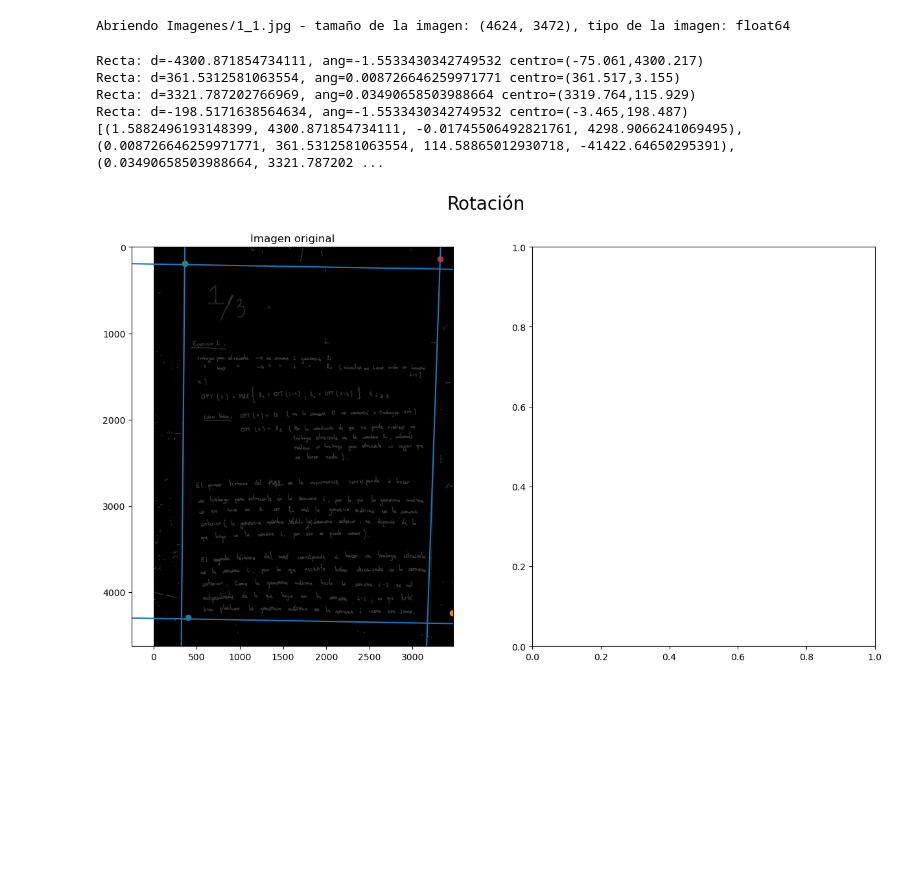
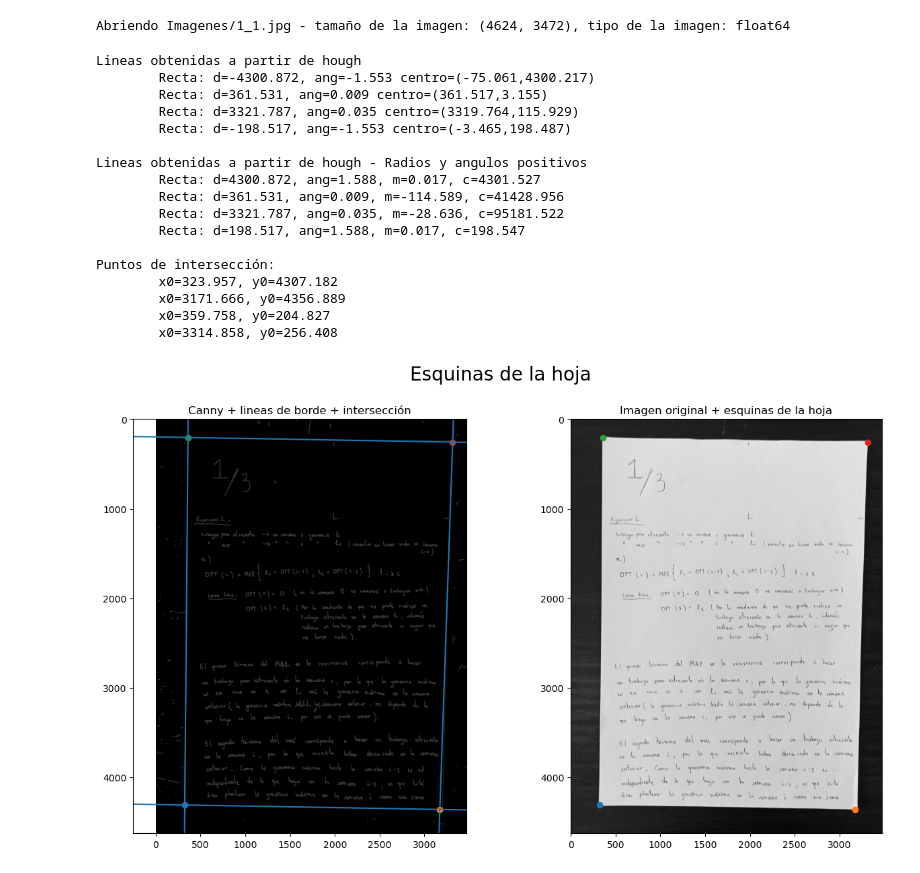
Before and after one commit to nacjck/timag-proyecto, a Jupyter notebook: Untitled.ipynb, the cells around one changed output. Drawn from its saved outputs; the diff is of its cells as text; code cells hidden in the pictures; blank space fills up the shorter version.

Commit message:
Obtenemos imagen recortada

```diff
--- a/Untitled.ipynb
+++ b/Untitled.ipynb
@@ -26,55 +26,84 @@ Abriendo Imagenes/1_1.jpg - tamaño de la imagen: (4624, 3472), tipo de la image
 # Plotear:
 
 figura, plots = plt.subplots(1, 2, figsize=(15,8))
-figura.suptitle("Rotación", fontsize=20)
+figura.suptitle("Esquinas de la hoja", fontsize=20)
 
 plots[0].imshow(edges, cmap='gray')
-plots[0].set_title("Imagen original")
+plots[0].set_title("Canny + lineas de borde + intersección")
+
+plots[1].imshow(image, cmap='gray')
+plots[1].set_title("Imagen original + esquinas de la hoja")
+
+print("Lineas obtenidas a partir de hough")
 
 l_angulos_radios = []
 for _, angle, dist in zip(*hough_line_peaks(h, theta, d, min_distance=50, threshold=0.3*np.max(h))):
     (x0, y0) = dist * np.array([np.cos(angle), np.sin(angle)])
     plots[0].axline((x0, y0), slope=np.tan(angle + np.pi/2))
-    print(f"Recta: d={dist}, ang={angle} centro=({x0:.3f},{y0:.3f})")
+    print(f"\tRecta: d={dist:.3f}, ang={angle:.3f} centro=({x0:.3f},{y0:.3f})")
 
     ang = angle
     if ang < 0:
         ang += np.pi
     radio = dist
     if radio < 0:
         radio = radio * (-1)
-    m = np.tan((np.pi/2)-ang)
+    m = -np.tan((np.pi/2)-ang)
     c = y0 - (m*x0)
     l_angulos_radios.append((ang, radio, m, c))
+
+print("\nLineas obtenidas a partir de hough - Radios y angulos positivos")
+for linea in l_angulos_radios:
+    print(f"\tRecta: d={linea[1]:.3f}, ang={linea[0]:.3f}, m={linea[2]:.3f}, c={linea[3]:.3f}")
 
 
 # Puntos de intersección:
 
-print(l_angulos_radios)
+print("\nPuntos de intersección:")
+
+puntos_inter = []
+
 for i in range(0,4):
     ang1 = l_angulos_radios[i][0]
     rad1 = l_angulos_radios[i][1]
     m1 = l_angulos_radios[i][2]
     c1 = l_angulos_radios[i][3]
 
     for j in range(i,4):
         ang2 = l_angulos_radios[j][0]
         rad2 = l_angulos_radios[j][1]
         m2 = l_angulos_radios[j][2]
         c2 = l_angulos_radios[j][3]
+
         if (ang1>ang2+(np.pi/8)) or (ang1<ang2-(np.pi/8)):
-            # print(f"ang1={ang1} - rad1={rad1} || ang2={ang2} - rad2={rad2}")
 
-            # Intersecto ambas rectas:
+            # Si dos lineas tienen ángulos similares es porque son paralelas y
+            # por lo tanto no se deben intersectar.
+
             xint = (c1-c2)/(m2-m1)
             yint = (m1*xint) + c1
             plots[0].scatter([xint], [yint], cmap='r')
+            plots[1].scatter([xint], [yint], cmap='r')
+            puntos_inter.append([xint, yint])
+            print(f"\tx0={xint:.3f}, y0={yint:.3f}")
 
 plt.show()
 # %% [output]
-Recta: d=-4300.871854734111, ang=-1.5533430342749532 centro=(-75.061,4300.217)
-Recta: d=361.5312581063554, ang=0.008726646259971771 centro=(361.517,3.155)
-Recta: d=3321.787202766969, ang=0.03490658503988664 centro=(3319.764,115.929)
-Recta: d=-198.5171638564634, ang=-1.5533430342749532 centro=(-3.465,198.487)
-[(1.5882496193148399, 4300.871854734111, -0.01745506492821761, 4298.9066241069495), (0.008726646259971771, 361.5312581063554, 114.58865012930718, -41422.64650295391), (0.03490658503988664, 3321.787202 ...
+Lineas obtenidas a partir de hough
+        Recta: d=-4300.872, ang=-1.553 centro=(-75.061,4300.217)
+        Recta: d=361.531, ang=0.009 centro=(361.517,3.155)
+        Recta: d=3321.787, ang=0.035 centro=(3319.764,115.929)
+        Recta: d=-198.517, ang=-1.553 centro=(-3.465,198.487)
+
+Lineas obtenidas a partir de hough - Radios y angulos positivos
+        Recta: d=4300.872, ang=1.588, m=0.017, c=4301.527
+        Recta: d=361.531, ang=0.009, m=-114.589, c=41428.956
+        Recta: d=3321.787, ang=0.035, m=-28.636, c=95181.522
+        Recta: d=198.517, ang=1.588, m=0.017, c=198.547
+
+Puntos de intersección:
+        x0=323.957, y0=4307.182
+        x0=3171.666, y0=4356.889
+        x0=359.758, y0=204.827
+        x0=3314.858, y0=256.408
-[figure, old version]
+[figure, new version]
```
Also changed, not shown: parts of 2 cells of this notebook.
